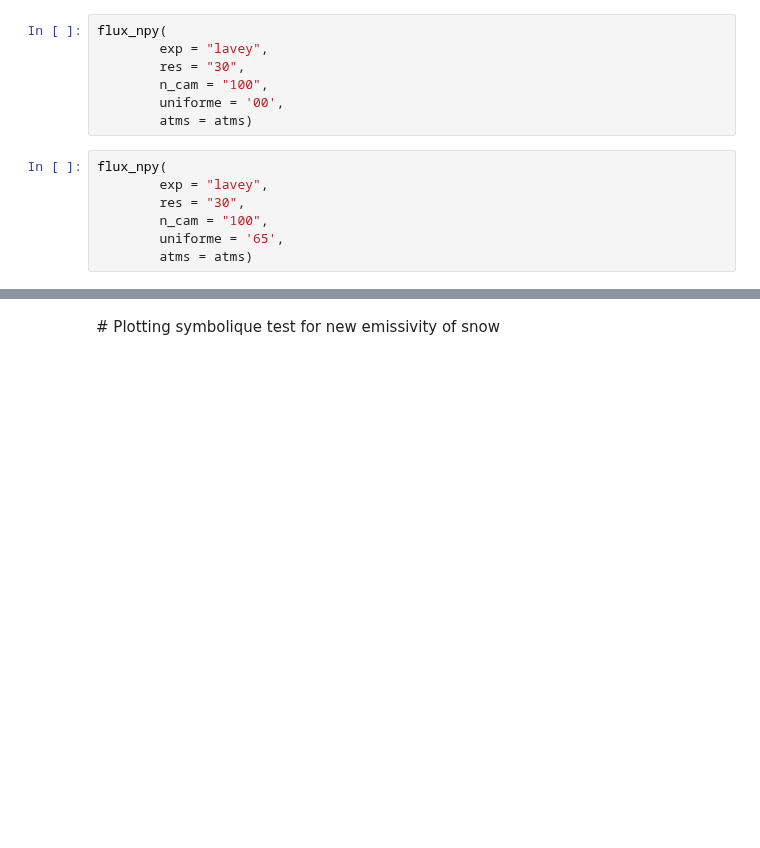
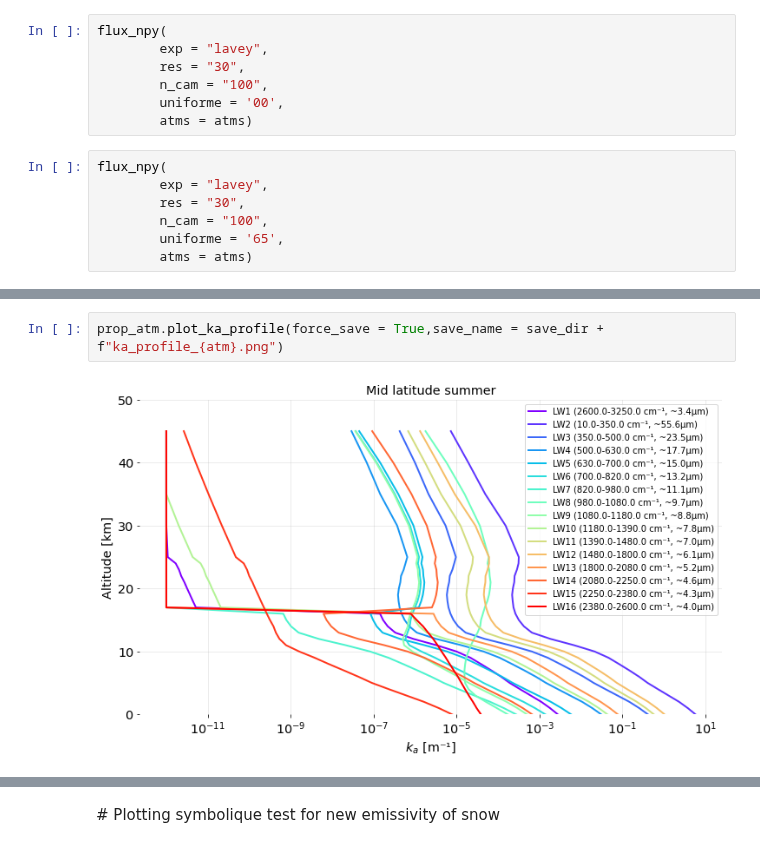
Before and after one commit to Barbouilledu38/Monte_Carlo_LW, a Jupyter notebook: scripts/LW_analyis_2.ipynb, the cells around one changed output, grey strips where cells are left out. Drawn from its saved outputs; the diff is of its cells as text; blank space fills up the shorter version.

```diff
--- a/scripts/LW_analyis_2.ipynb
+++ b/scripts/LW_analyis_2.ipynb
@@ -65,0 +170,4 @@ for j,lr in enumerate(lapse_rates):
+# %%
+prop_atm.plot_ka_profile(force_save = True,save_name = save_dir + f"ka_profile_{atm}.png")
+# %% [output]
+[figure, added]
```
Also changed, not shown: parts of 36 cells of this notebook, 20 other files.
